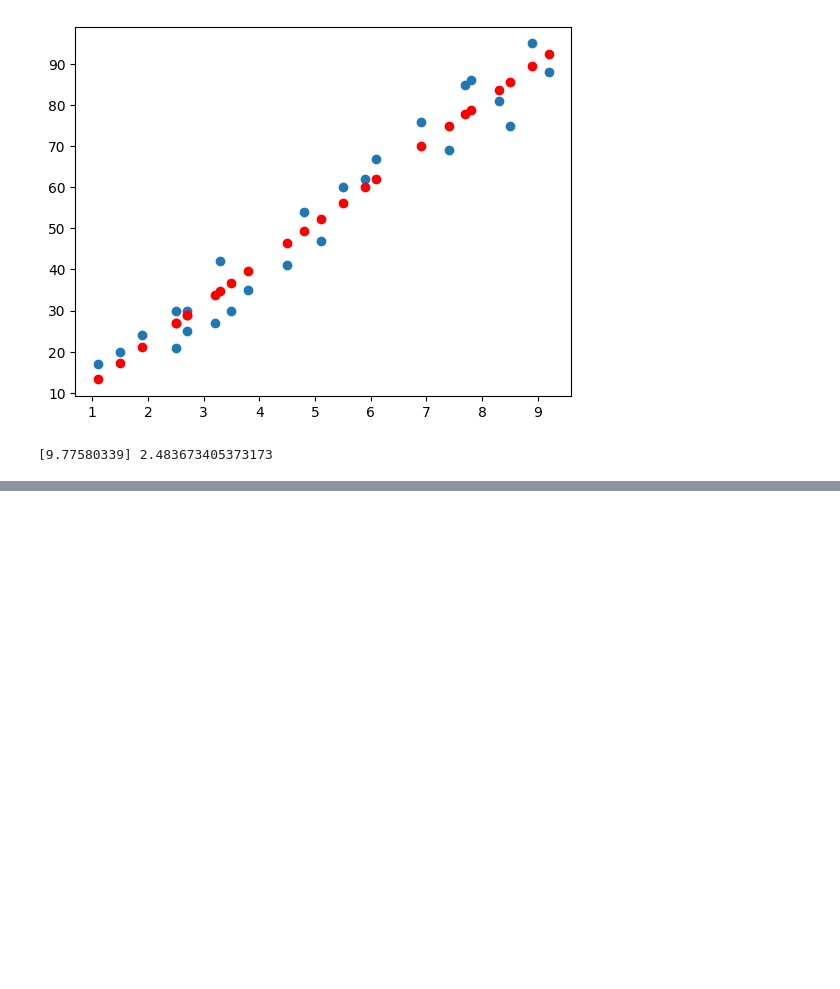
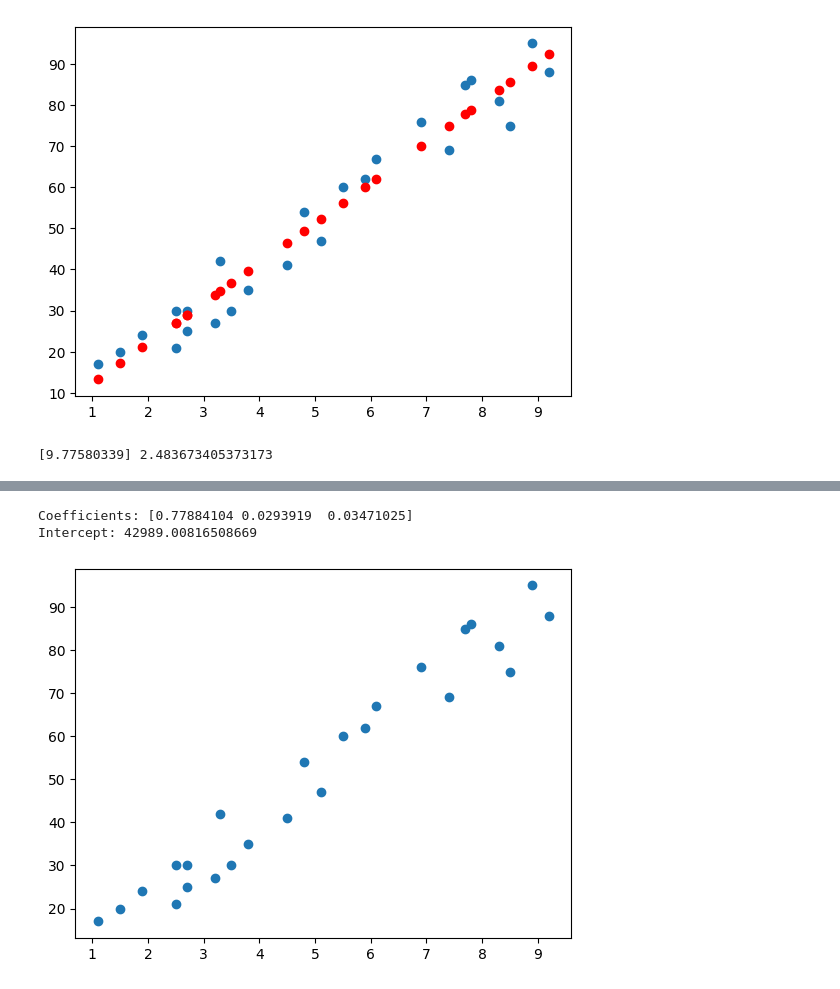
Before and after one commit to Sapt-pal/VSD_EdgeAI_on_RISCV, a Jupyter notebook: Copy_of_Welcome_To_Colab.ipynb, the cells around one changed output, grey strips where cells are left out. Cells and saved outputs as stored; diff of their text form; code cells hidden in the pictures; blank space fills up the shorter version.

```diff
--- a/Copy_of_Welcome_To_Colab.ipynb
+++ b/Copy_of_Welcome_To_Colab.ipynb
@@ -64,0 +120,18 @@ print(model.slope, model.const)
+# %%
+print("Coefficients:", regressor.coef_)
+print("Intercept:", regressor.intercept_)
+# %% [output]
+Coefficients: [0.77884104 0.0293919  0.03471025]
+Intercept: 42989.00816508669
+# %%
+dataset = pd.read_csv('studentscores.csv')
+plt.scatter(dataset['Hours'], dataset['Scores'])
+plt.show()
+
+X = dataset.iloc[:,:-1].values
+Y = dataset.iloc[:,-1].values
+
+from sklearn.model_selection import train_test_split
+X_train , X_test, Y_train, Y_test = train_test_split(X, Y, test_size = 0.2, random_state = 0)
+# %% [output]
+[figure, added]
```
Also changed, not shown: parts of 12 cells of this notebook.
